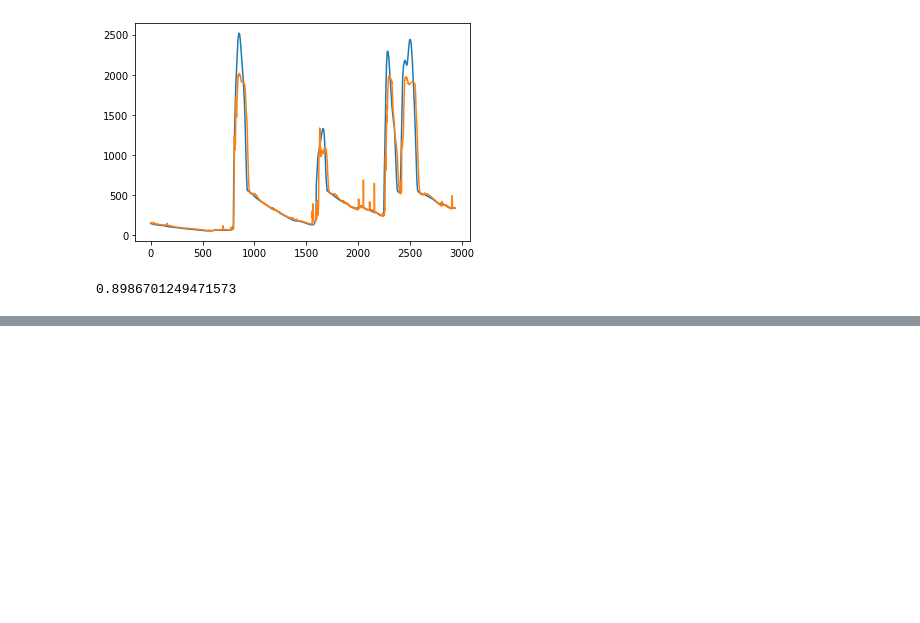
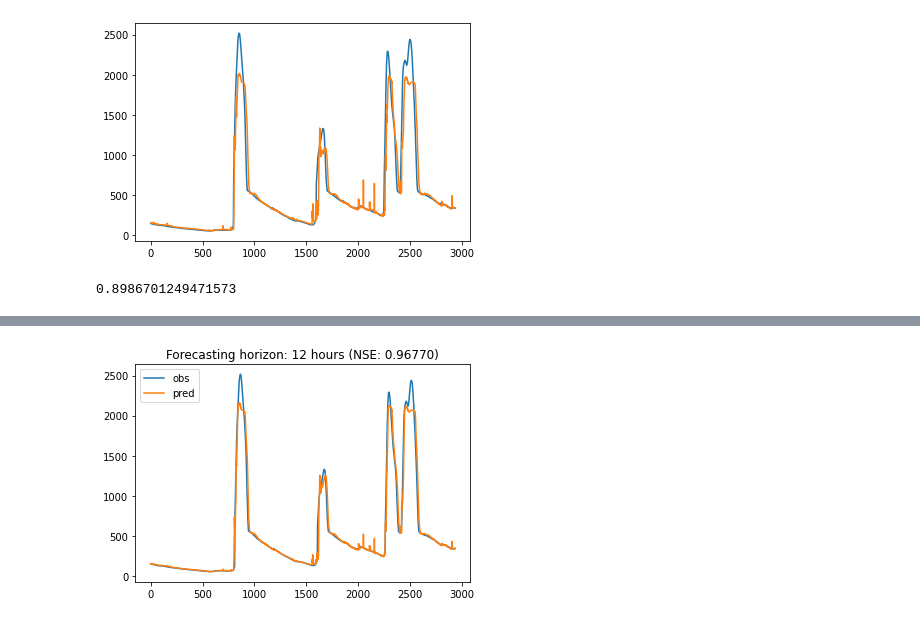
Before and after one commit to colombelli/hydro-ml, a Jupyter notebook: coding_experiments/POC.ipynb, the cells around one changed output, grey strips where cells are left out. Drawn from its saved outputs; the diff is of its cells as text; code cells hidden in the pictures; blank space fills up the shorter version.

```diff
--- a/coding_experiments/POC.ipynb
+++ b/coding_experiments/POC.ipynb
@@ -171,0 +206,22 @@ with open('pred.pkl', 'wb') as f:
+# %%
+def plot_nash_hor(horizon, observations, predictions):
+
+    hor_pred = []
+    for pred in predictions:
+        hor_pred.append(pred[horizon-1])
+
+    hor_obs = []
+    for obs in observations:
+        hor_obs.append(obs[horizon-1])
+
+    nash = get_nash(hor_obs, hor_pred)
+    plt.plot(hor_obs, label="obs")
+    plt.plot(hor_pred, label="pred")
+    plt.legend(loc="upper left")
+    plt.title('Forecasting horizon: '+str(horizon)+' hours (NSE: ' + f'{nash:.5f}' + ')')
+    plt.show()
+    return
+# %%
+plot_nash_hor(12,  observations, predictions)
+# %% [output]
+[figure, added]
```
Also changed, not shown: parts of 12 cells of this notebook, 3 other files.
